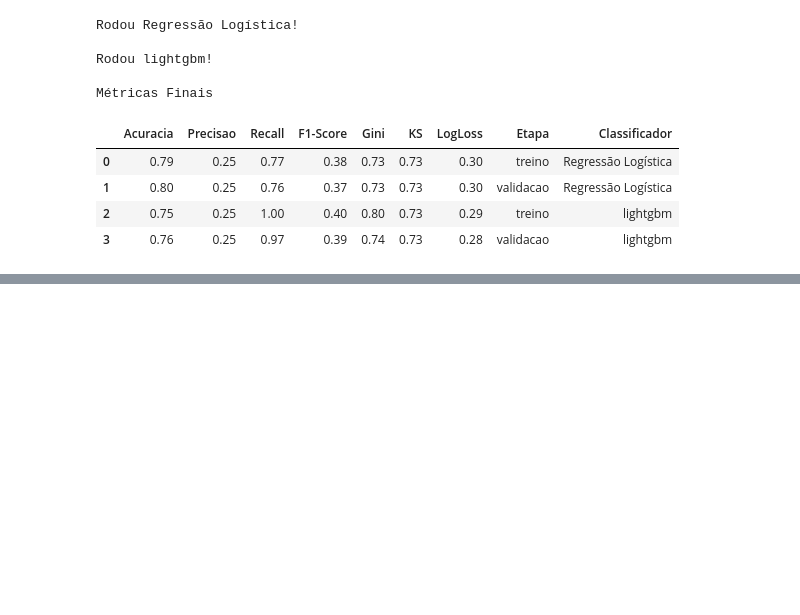
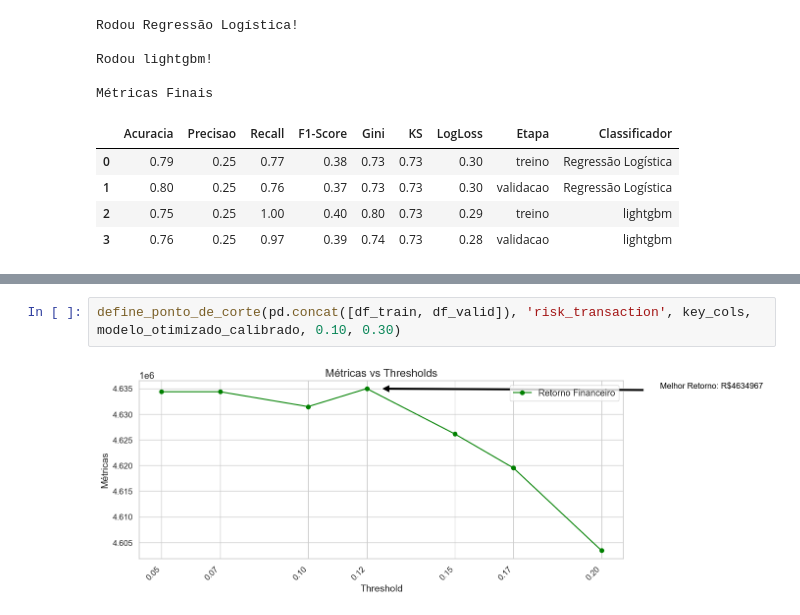
Before and after one commit to leonardovargas10/Modelo_Deteccao_Fraude, a Jupyter notebook: modelo.ipynb, the cells around one changed output, grey strips where cells are left out. Saved outputs shown, nothing was run; the diff lists cells and outputs as text; blank space fills up the shorter version.

```diff
--- a/modelo.ipynb
+++ b/modelo.ipynb
@@ -1407,0 +1597,4 @@ plot_shap(model_otimizado, x_train.sample(n = 1000, random_state = 42), titulo="
+# %%
+define_ponto_de_corte(pd.concat([df_train, df_valid]), 'risk_transaction', key_cols, modelo_otimizado_calibrado, 0.10, 0.30)
+# %% [output]
+[figure, added]
```
Also changed, not shown: parts of 13 cells of this notebook.
